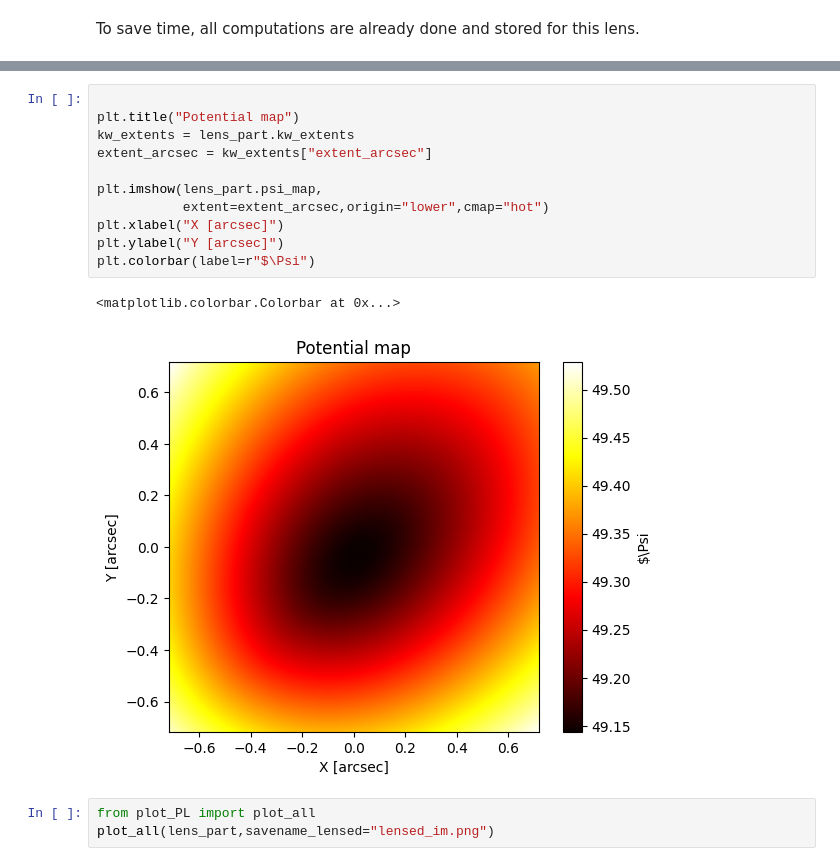
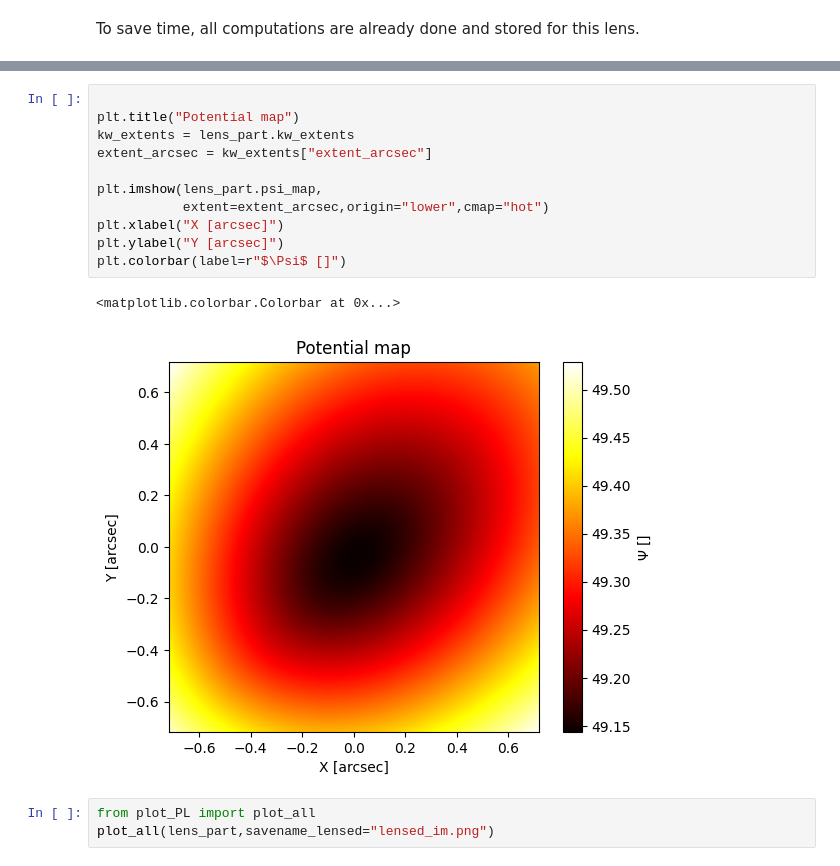
Before and after one commit to GiacomoQueirolo/EAGLE_Lensing, a Jupyter notebook: Tutorial.ipynb, the cells around one changed output, grey strips where cells are left out. Saved outputs shown, nothing was run; the diff lists cells and outputs as text.

```diff
--- a/Tutorial.ipynb
+++ b/Tutorial.ipynb
@@ -520,17 +520,17 @@ plt.colorbar(label=r"|$\alpha$|")
 # %%
 
 plt.title("Potential map")
 kw_extents = lens_part.kw_extents
 extent_arcsec = kw_extents["extent_arcsec"]
 
 plt.imshow(lens_part.psi_map,
            extent=extent_arcsec,origin="lower",cmap="hot")
 plt.xlabel("X [arcsec]")
 plt.ylabel("Y [arcsec]")
-plt.colorbar(label=r"$\Psi")
+plt.colorbar(label=r"$\Psi$ []")
 # %% [output]
 <matplotlib.colorbar.Colorbar at 0x...>
-[figure, old version]
+[figure, new version]
 # %%
 from plot_PL import plot_all
 plot_all(lens_part,savename_lensed="lensed_im.png")
```
Also changed, not shown: parts of 9 cells of this notebook, 3 other files.
